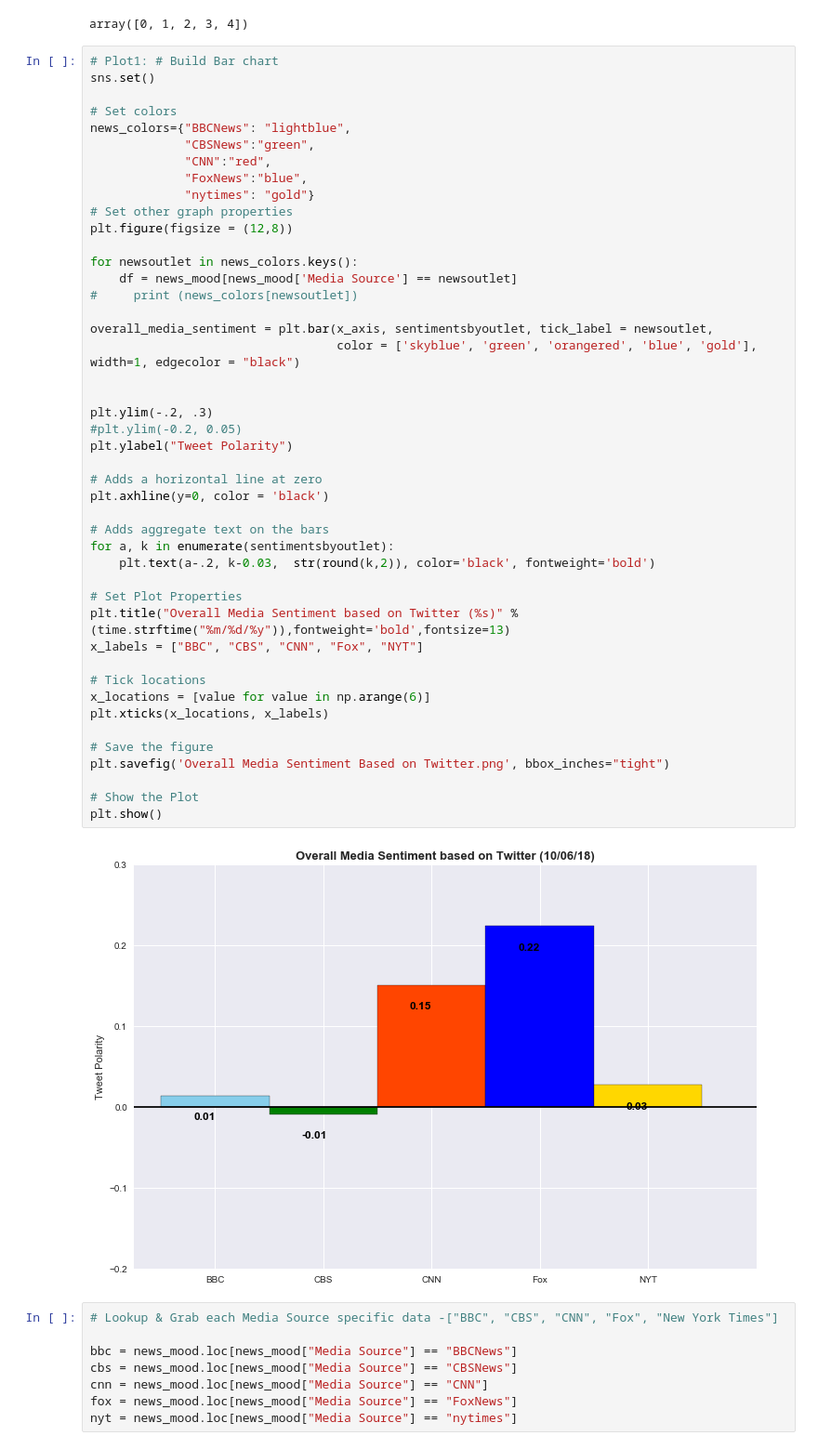
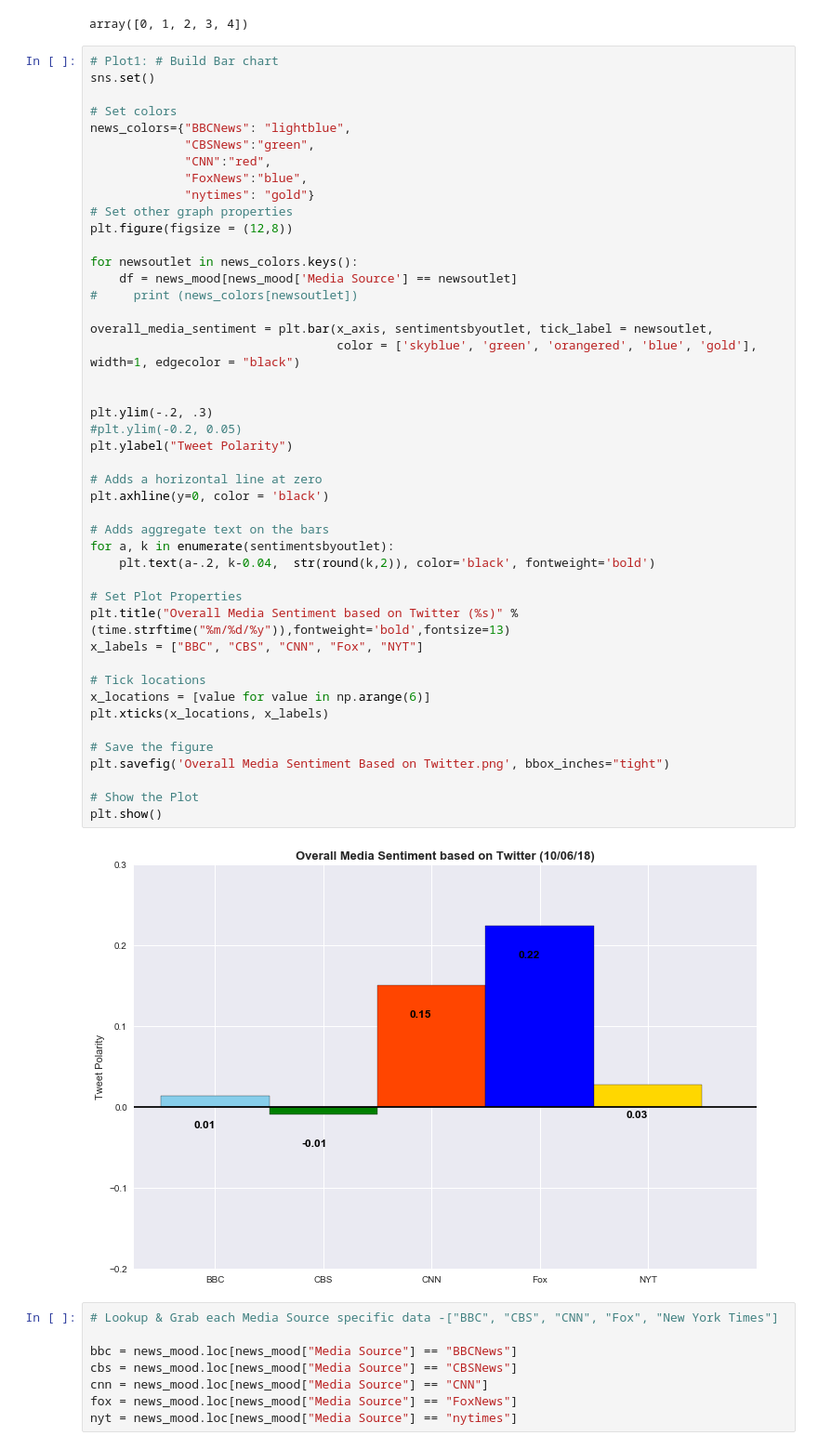
Before and after one commit to srikantiaparna/Social-API, a Jupyter notebook: News_Media_Sentiments.ipynb, the cells around one changed output. Shown at 93% size. Drawn from its saved outputs; the diff is of its cells as text.

```diff
--- a/News_Media_Sentiments.ipynb
+++ b/News_Media_Sentiments.ipynb
@@ -187,35 +187,35 @@ for newsoutlet in news_colors.keys():
 #     print (news_colors[newsoutlet])
 
 overall_media_sentiment = plt.bar(x_axis, sentimentsbyoutlet, tick_label = newsoutlet,
                                   color = ['skyblue', 'green', 'orangered', 'blue', 'gold'], width=1, edgecolor = "black")
 
 
 plt.ylim(-.2, .3)
 #plt.ylim(-0.2, 0.05)
 plt.ylabel("Tweet Polarity")
 
 # Adds a horizontal line at zero
 plt.axhline(y=0, color = 'black')
 
 # Adds aggregate text on the bars
 for a, k in enumerate(sentimentsbyoutlet):
-    plt.text(a-.2, k-0.03,  str(round(k,2)), color='black', fontweight='bold')
+    plt.text(a-.2, k-0.04,  str(round(k,2)), color='black', fontweight='bold')
 
 # Set Plot Properties
 plt.title("Overall Media Sentiment based on Twitter (%s)" % (time.strftime("%m/%d/%y")),fontweight='bold',fontsize=13)
 x_labels = ["BBC", "CBS", "CNN", "Fox", "NYT"]
 
 # Tick locations
 x_locations = [value for value in np.arange(6)]
 plt.xticks(x_locations, x_labels)
 
 # Save the figure
 plt.savefig('Overall Media Sentiment Based on Twitter.png', bbox_inches="tight")
 
 # Show the Plot
 plt.show()
 # %% [output]
-[figure, old version]
+[figure, new version]
 # %%
 # Lookup & Grab each Media Source specific data -["BBC", "CBS", "CNN", "Fox", "New York Times"]
 
```
Also changed, not shown: 1 other file.
